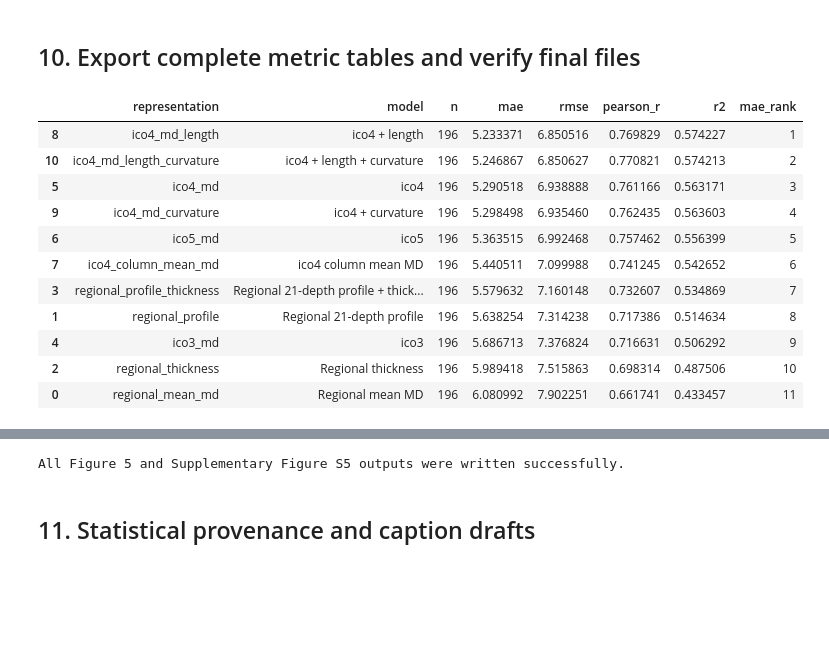
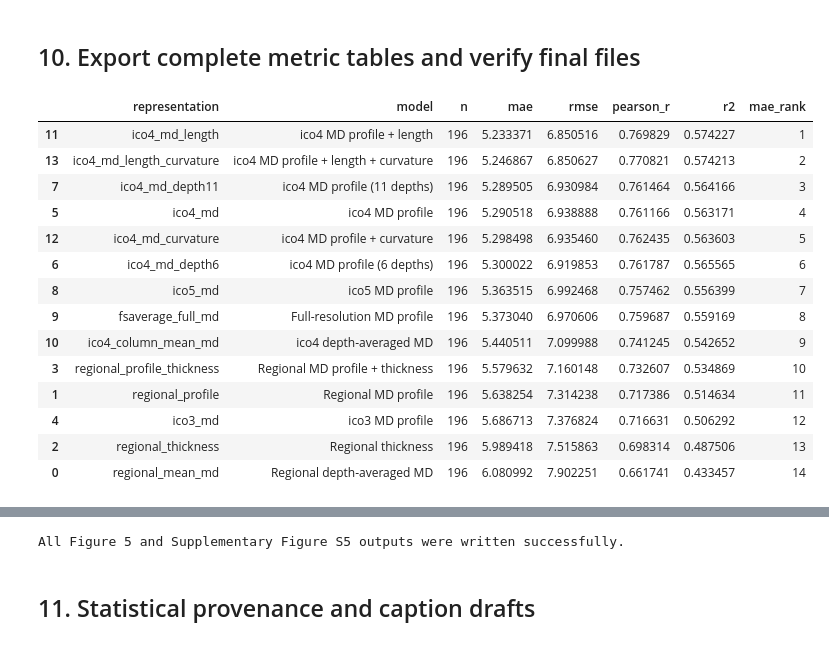
Before and after one commit to chloe-xintong/cortical-column-normative-modeling, a Jupyter notebook: analysis_results/figure5/notebooks/plot_figure5.ipynb, the cells around one changed output, grey strips where cells are left out. Drawn from its saved outputs; the diff is of its cells as text; code cells hidden in the pictures; blank space fills up the shorter version.

```diff
--- a/analysis_results/figure5/notebooks/plot_figure5.ipynb
+++ b/analysis_results/figure5/notebooks/plot_figure5.ipynb
@@ -191,10 +410,11 @@ summary_df
 # %% [markdown]
 ## 4. Subject and result QC
 # %%
-if len(MODEL_CONFIG) != 11 or set(MODEL_CONFIG) != set(EXPECTED_MAE_ORDER):
-    raise RuntimeError("Model mapping does not contain exactly the 11 requested representations")
-if set(k for _, keys in PLOT_GROUPS for k in keys) != set(MODEL_CONFIG):
-    raise RuntimeError("Scientific plot groups do not cover all 11 representations")
+if len(MODEL_CONFIG) != 14:
+    raise RuntimeError("Model mapping does not contain exactly the 14 requested representations")
+grouped_keys = {key for _, keys in PLOT_GROUPS for key in keys} | set(SUPPLEMENT_KEYS)
+if not grouped_keys.issubset(MODEL_CONFIG):
+    raise RuntimeError("A requested scientific plot group contains an unknown representation")
 
 reference = predictions["regional_mean_md"]
 if len(reference) != 196:
@@ -232,9 +452,8 @@ for key, frame in predictions.items():
 
 qc_df = pd.DataFrame(qc_rows)
 actual_order = qc_df.sort_values("mae")["representation"].tolist()
-if actual_order != EXPECTED_MAE_ORDER:
-    raise RuntimeError(f"Unexpected MAE rank order:\n{actual_order}")
+EXPECTED_MAE_ORDER = actual_order
 
-print("QC PASSED: 11 models × 196 unique matched subjects; ages and saved metrics agree.")
+print("QC PASSED: 14 models × 196 unique matched subjects; ages and saved metrics agree.")
 display(qc_df.set_index("representation").loc[EXPECTED_MAE_ORDER].reset_index())
 # %% [output]
@@ -305,15 +527,17 @@ Computed 44 metric intervals using one shared subject-index matrix.
 ## 6. Prepare plotting data and statistical annotations
 # %%
 plot_data = metric_ci.copy()
-plot_data["color"] = plot_data["representation"].map(lambda k: MODEL_CONFIG[k]["color"])
-plot_data["marker"] = plot_data["representation"].map(lambda k: MODEL_CONFIG[k]["marker"])
+plot_data["overview_color"] = OVERVIEW_COLOR
+for group_name, color_map in GROUP_COLORS.items():
+    plot_data[f"{group_name}_color"] = plot_data["representation"].map(color_map)
+plot_data["marker"] = POINT_MARKER
 plot_data["mae_rank"] = plot_data["representation"].map({k: i + 1 for i, k in enumerate(EXPECTED_MAE_ORDER)})
 plot_data.to_csv(OUTPUT_DIR / "Figure5_plot_data.csv", index=False)
 
 paired_stats = pd.read_csv(PAIRED_MAE_STATS)
-expected_family_sizes = {"spatial_resolution": 3, "ico4_ablation": 4}
+expected_family_sizes = {"spatial_resolution": 4, "ico4_ablation": 4}
 if paired_stats.groupby("family").size().to_dict() != expected_family_sizes:
-    raise RuntimeError("Exploratory FDR table does not contain the expected 3+4 comparison families")
+    raise RuntimeError("Exploratory FDR table does not contain the expected 4+4 comparison families")
 if paired_stats["fdr_bh_q"].isna().any():
     raise RuntimeError("Every comparison in the two exploratory FDR families must have a q value")
 
@@ -327,17 +551,18 @@ def exactly_one(a, b):
 
 rp_ico4 = exactly_one("regional_profile", "ico4_md")
 ico4_ico5 = exactly_one("ico4_md", "ico5_md")
+ico5_full = exactly_one("ico5_md", "fsaverage_full_md")
 column_ico4 = exactly_one("ico4_column_mean_md", "ico4_md")
 ico4_length = exactly_one("ico4_md", "ico4_md_length")
 
 paired_stats.to_csv(OUTPUT_DIR / "Figure5_exploratory_FDR_statistics.csv", index=False)
-display_stats = paired_stats.loc[
+selected_stats = paired_stats.loc[
     paired_stats["comparison"].isin([
-        "Regional 21-depth profile − ico4", "ico4 − ico5",
+        "Regional 21-depth profile − ico4", "ico4 − ico5", "ico5 − full fsaverage",
         "ico4 column mean MD − ico4", "ico4 − ico4 + length",
     ])
 ].copy()
-display_stats.to_csv(OUTPUT_DIR / "Figure5_displayed_MAE_statistics.csv", index=False)
+selected_stats.to_csv(OUTPUT_DIR / "Figure5_selected_paired_MAE_statistics.csv", index=False)
 display(paired_stats[["family", "comparison", "delta_mae_a_minus_b", "ci95_lower", "ci95_upper",
                       "bootstrap_two_sided_p", "fdr_bh_q"]])
 # %% [output]
@@ -478,34 +769,38 @@ fig_supp_r2 = draw_supplement_metric("r2")
 # %%
 all_metrics = qc_df[["representation", "model", "n", "mae", "rmse", "pearson_r", "r2"]].copy()
 all_metrics["mae_rank"] = all_metrics["representation"].map({k: i + 1 for i, k in enumerate(EXPECTED_MAE_ORDER)})
 all_metrics.sort_values("mae_rank").to_csv(OUTPUT_DIR / "Figure5_all_metrics.csv", index=False)
 
-stems = ["Figure5A_MAE", "Figure5B_spatial_resolution_MAE", "Figure5C_ico4_features_MAE",
-         "FigureS5A_Pearson_r", "FigureS5B_RMSE", "FigureS5C_R2"]
+stems = ["Figure5A_MAE", "Figure5B_spatial_resolution_MAE",
+         "Figure5C_depth_sampling_MAE", "Figure5D_geometric_information_MAE",
+         "FigureS5_regional_representation_MAE"]
 expected_files = [OUTPUT_DIR / f"{stem}.{suffix}" for stem in stems for suffix in ("png", "pdf", "svg")]
 expected_files += [OUTPUT_DIR / "Figure5_all_metrics.csv", OUTPUT_DIR / "Figure5_all_metrics_bootstrap_ci.csv",
-                   OUTPUT_DIR / "Figure5_plot_data.csv", OUTPUT_DIR / "Figure5_displayed_MAE_statistics.csv",
+                   OUTPUT_DIR / "Figure5_plot_data.csv", OUTPUT_DIR / "Figure5_selected_paired_MAE_statistics.csv",
                    OUTPUT_DIR / "Figure5_exploratory_FDR_statistics.csv"]
 missing_outputs = [str(p) for p in expected_files if not p.is_file()]
 if missing_outputs:
     raise RuntimeError("Expected exports are missing:\n" + "\n".join(missing_outputs))
 
 display(all_metrics.sort_values("mae_rank"))
-display(display_stats)
+display(selected_stats)
 print("All Figure 5 and Supplementary Figure S5 outputs were written successfully.")
 # %% [output]
 |  | representation | model | n | mae | rmse | pearson_r | r2 | mae_rank |
-| 8 | ico4_md_length | ico4 + length | 196 | 5.233371 | 6.850516 | 0.769829 | 0.574227 | 1 |
-| 10 | ico4_md_length_curvature | ico4 + length + curvature | 196 | 5.246867 | 6.850627 | 0.770821 | 0.574213 | 2 |
-| 5 | ico4_md | ico4 | 196 | 5.290518 | 6.938888 | 0.761166 | 0.563171 | 3 |
-| 9 | ico4_md_curvature | ico4 + curvature | 196 | 5.298498 | 6.935460 | 0.762435 | 0.563603 | 4 |
-| 6 | ico5_md | ico5 | 196 | 5.363515 | 6.992468 | 0.757462 | 0.556399 | 5 |
-| 7 | ico4_column_mean_md | ico4 column mean MD | 196 | 5.440511 | 7.099988 | 0.741245 | 0.542652 | 6 |
-| 3 | regional_profile_thickness | Regional 21-depth profile + thick... | 196 | 5.579632 | 7.160148 | 0.732607 | 0.534869 | 7 |
-| 1 | regional_profile | Regional 21-depth profile | 196 | 5.638254 | 7.314238 | 0.717386 | 0.514634 | 8 |
-| 4 | ico3_md | ico3 | 196 | 5.686713 | 7.376824 | 0.716631 | 0.506292 | 9 |
-| 2 | regional_thickness | Regional thickness | 196 | 5.989418 | 7.515863 | 0.698314 | 0.487506 | 10 |
-| 0 | regional_mean_md | Regional mean MD | 196 | 6.080992 | 7.902251 | 0.661741 | 0.433457 | 11 |
+| 11 | ico4_md_length | ico4 MD profile + length | 196 | 5.233371 | 6.850516 | 0.769829 | 0.574227 | 1 |
+| 13 | ico4_md_length_curvature | ico4 MD profile + length + curvature | 196 | 5.246867 | 6.850627 | 0.770821 | 0.574213 | 2 |
+| 7 | ico4_md_depth11 | ico4 MD profile (11 depths) | 196 | 5.289505 | 6.930984 | 0.761464 | 0.564166 | 3 |
+| 5 | ico4_md | ico4 MD profile | 196 | 5.290518 | 6.938888 | 0.761166 | 0.563171 | 4 |
+| 12 | ico4_md_curvature | ico4 MD profile + curvature | 196 | 5.298498 | 6.935460 | 0.762435 | 0.563603 | 5 |
+| 6 | ico4_md_depth6 | ico4 MD profile (6 depths) | 196 | 5.300022 | 6.919853 | 0.761787 | 0.565565 | 6 |
+| 8 | ico5_md | ico5 MD profile | 196 | 5.363515 | 6.992468 | 0.757462 | 0.556399 | 7 |
+| 9 | fsaverage_full_md | Full-resolution MD profile | 196 | 5.373040 | 6.970606 | 0.759687 | 0.559169 | 8 |
+| 10 | ico4_column_mean_md | ico4 depth-averaged MD | 196 | 5.440511 | 7.099988 | 0.741245 | 0.542652 | 9 |
+| 3 | regional_profile_thickness | Regional MD profile + thickness | 196 | 5.579632 | 7.160148 | 0.732607 | 0.534869 | 10 |
+| 1 | regional_profile | Regional MD profile | 196 | 5.638254 | 7.314238 | 0.717386 | 0.514634 | 11 |
+| 4 | ico3_md | ico3 MD profile | 196 | 5.686713 | 7.376824 | 0.716631 | 0.506292 | 12 |
+| 2 | regional_thickness | Regional thickness | 196 | 5.989418 | 7.515863 | 0.698314 | 0.487506 | 13 |
+| 0 | regional_mean_md | Regional depth-averaged MD | 196 | 6.080992 | 7.902251 | 0.661741 | 0.433457 | 14 |
 |  | family | family_label | representation_a | representation_b | comparison | comparison_order | n | ... |
 | 1 | spatial_resolution | Exploratory spatial-resolution co... | regional_profile | ico4_md | Regional 21-depth profile − ico4 | 1 | 196 | ... |
 | 2 | spatial_resolution | Exploratory spatial-resolution co... | ico4_md | ico5_md | ico4 − ico5 | 2 | 196 | ... |
```
Also changed, not shown: parts of 17 cells of this notebook, 37 other files.
